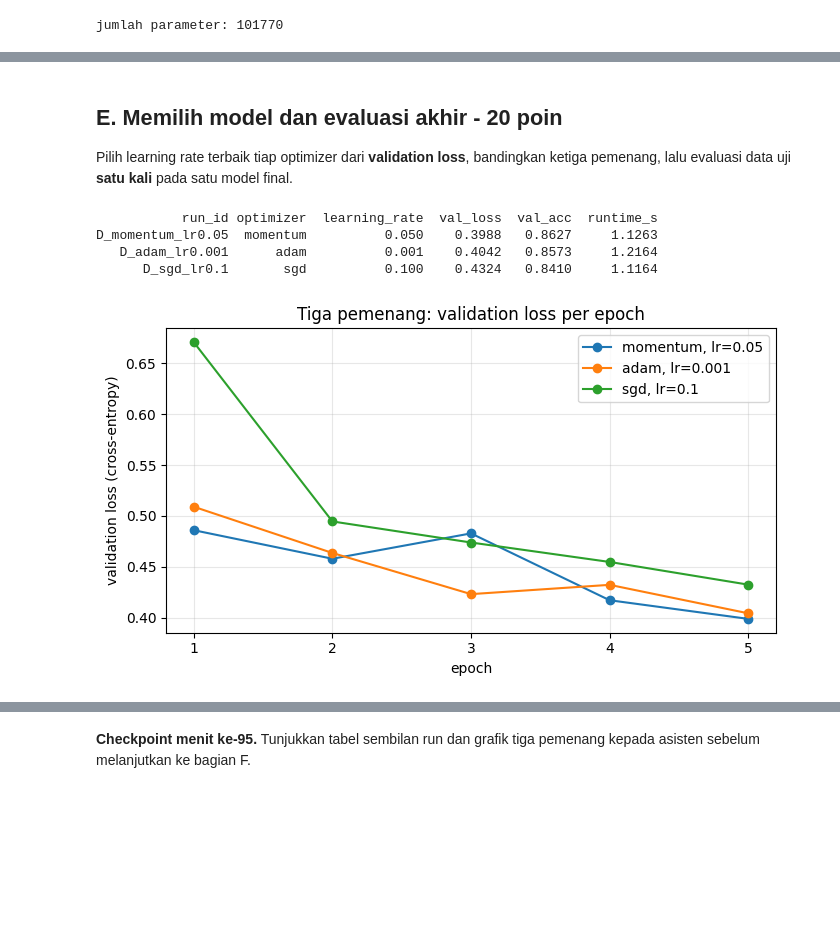
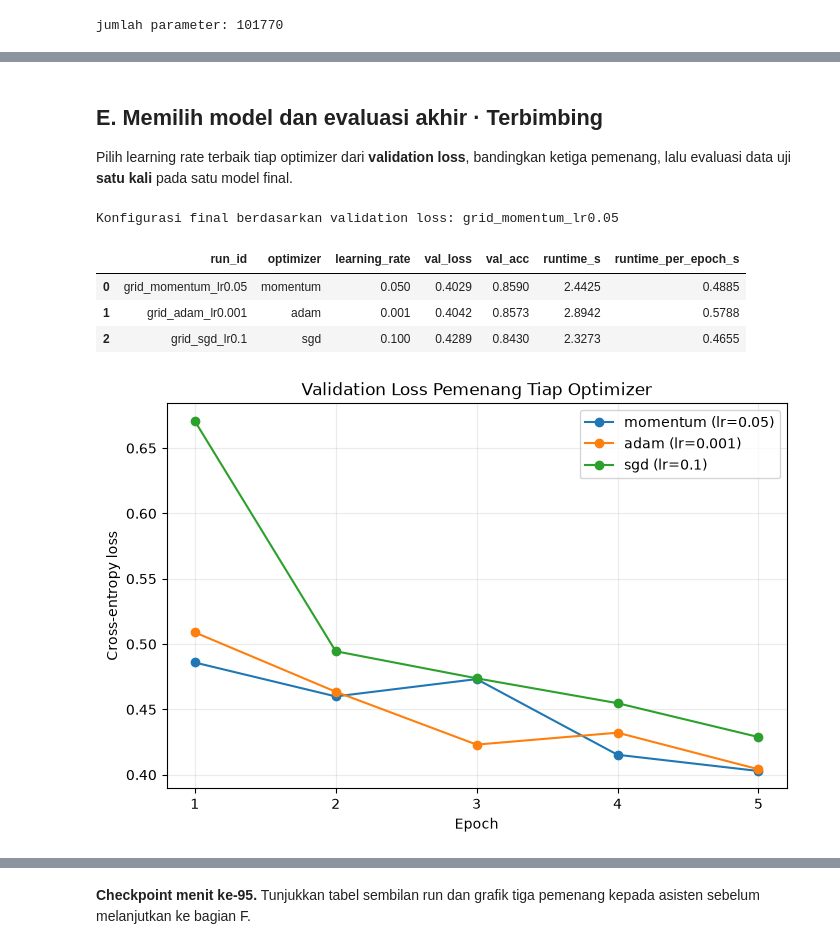
Before and after one commit to dillcipher/Modul-Praktikum-Deep-Learning, a Jupyter notebook: modul-03/M03_123450048.ipynb, the cells around one changed output, grey strips where cells are left out. Saved outputs shown, nothing was run; the diff lists cells and outputs as text; code cells hidden in the pictures; blank space fills up the shorter version.

```diff
--- a/modul-03/M03_123450048.ipynb
+++ b/modul-03/M03_123450048.ipynb
@@ -325,31 +385,38 @@ D_momentum_lr0.01  momentum         0.0100    0.4298   0.8503     0.9771
 # %% [markdown]
-## E. Memilih model dan evaluasi akhir - 20 poin
+## E. Memilih model dan evaluasi akhir · Terbimbing
 
 Pilih learning rate terbaik tiap optimizer dari **validation loss**, bandingkan ketiga pemenang, lalu evaluasi data uji **satu kali** pada satu model final.
 # %%
-# Tentukan pemenang tiap optimizer, tampilkan tabel perbandingan
-# (val_loss, val_acc, runtime_s) dan satu grafik tiga kurva.
-pemenang = (tabel.loc[tabel.groupby('optimizer')['val_loss'].idxmin()]
-            .sort_values('val_loss').reset_index(drop=True))
-print(pemenang[['run_id', 'optimizer', 'learning_rate', 'val_loss', 'val_acc',
-                'runtime_s']].to_string(index=False))
+eligible = tabel[(tabel['status'] == 'ok') & np.isfinite(tabel['val_loss'])].copy()
+pemenang = (
+    eligible.sort_values('val_loss')
+    .groupby('optimizer', as_index=False, sort=False)
+    .first()
+    .sort_values('val_loss')
+    .reset_index(drop=True)
+)
+assert set(pemenang['optimizer']) == set(grid)
+display(pemenang[['run_id', 'optimizer', 'learning_rate', 'val_loss', 'val_acc',
+                   'runtime_s', 'runtime_per_epoch_s']])
 
-fig, ax = plt.subplots(figsize=(7, 4))
-for _, baris in pemenang.iterrows():
-    riw = riwayat_semua[(baris['optimizer'], baris['learning_rate'])]
-    ax.plot(epoch_ax, riw['val_loss'], marker='o',
-            label=f"{baris['optimizer']}, lr={baris['learning_rate']:g}")
-ax.set(title='Tiga pemenang: validation loss per epoch', xlabel='epoch',
-       ylabel='validation loss (cross-entropy)')
-ax.set_xticks(epoch_ax)
-ax.grid(alpha=0.3)
+fig, ax = plt.subplots(figsize=(8, 5))
+for _, row in pemenang.iterrows():
+    history = riwayat_semua[row['run_id']]
+    ax.plot(history['epoch'], history['val_loss'], marker='o',
+            label=f"{row['optimizer']} (lr={row['learning_rate']:g})")
+ax.set(title='Validation Loss Pemenang Tiap Optimizer',
+       xlabel='Epoch', ylabel='Cross-entropy loss')
+ax.set_xticks(range(1, EPOCH + 1))
+ax.grid(alpha=0.25)
 ax.legend()
-plt.tight_layout()
-fig.savefig(f'M03_{NIM}_perbandingan.png', dpi=150)
 plt.show()
+
+best_overall = pemenang.iloc[0]
+print('Konfigurasi final berdasarkan validation loss:', best_overall['run_id'])
 # %% [output]
-           run_id optimizer  learning_rate  val_loss  val_acc  runtime_s
-D_momentum_lr0.05  momentum          0.050    0.3988   0.8627     1.1263
-   D_adam_lr0.001      adam          0.001    0.4042   0.8573     1.2164
-      D_sgd_lr0.1       sgd          0.100    0.4324   0.8410     1.1164
+Konfigurasi final berdasarkan validation loss: grid_momentum_lr0.05
+|  | run_id | optimizer | learning_rate | val_loss | val_acc | runtime_s | runtime_per_epoch_s |
+| 0 | grid_momentum_lr0.05 | momentum | 0.050 | 0.4029 | 0.8590 | 2.4425 | 0.4885 |
+| 1 | grid_adam_lr0.001 | adam | 0.001 | 0.4042 | 0.8573 | 2.8942 | 0.5788 |
+| 2 | grid_sgd_lr0.1 | sgd | 0.100 | 0.4289 | 0.8430 | 2.3273 | 0.4655 |
-[figure, old version]
+[figure, new version]
```
Also changed, not shown: parts of 30 cells of this notebook, 7 other files.
